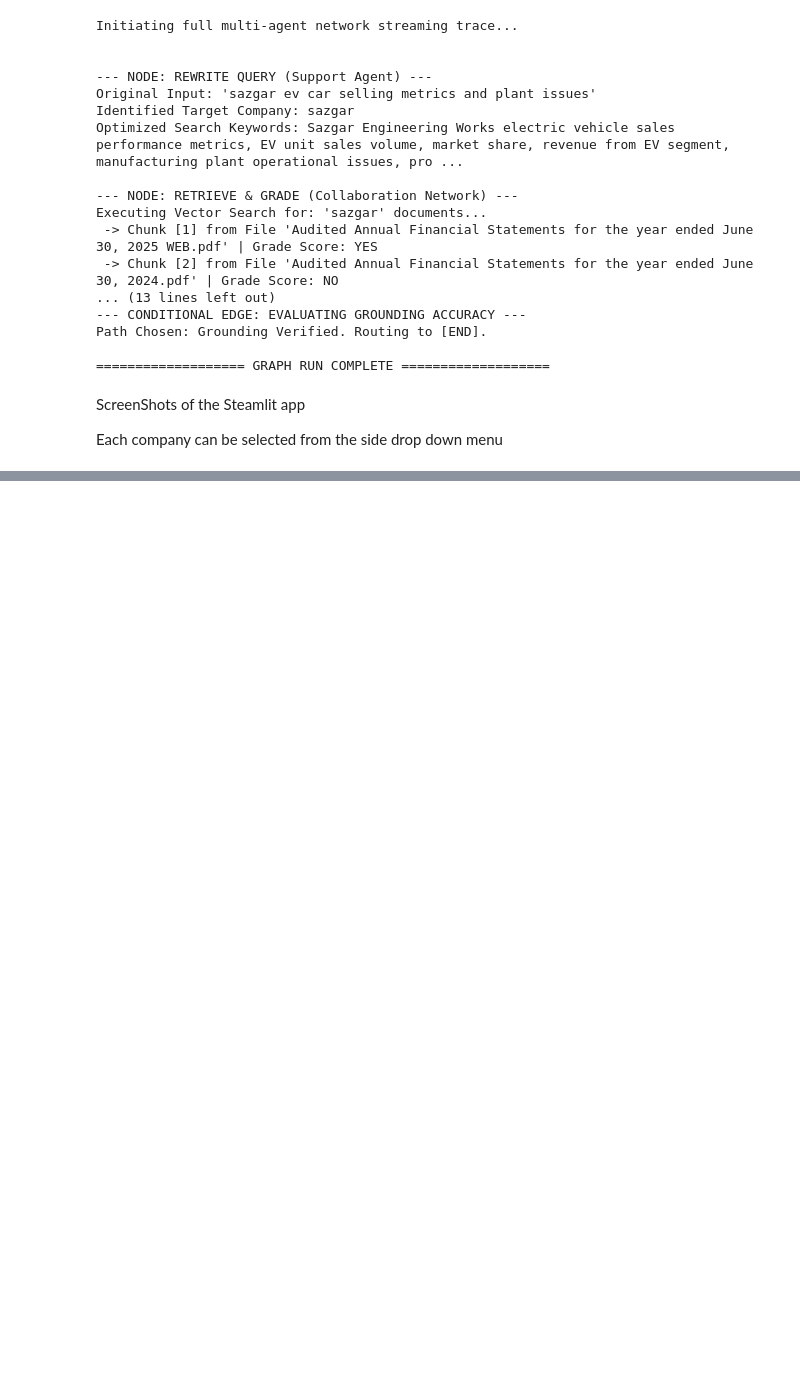
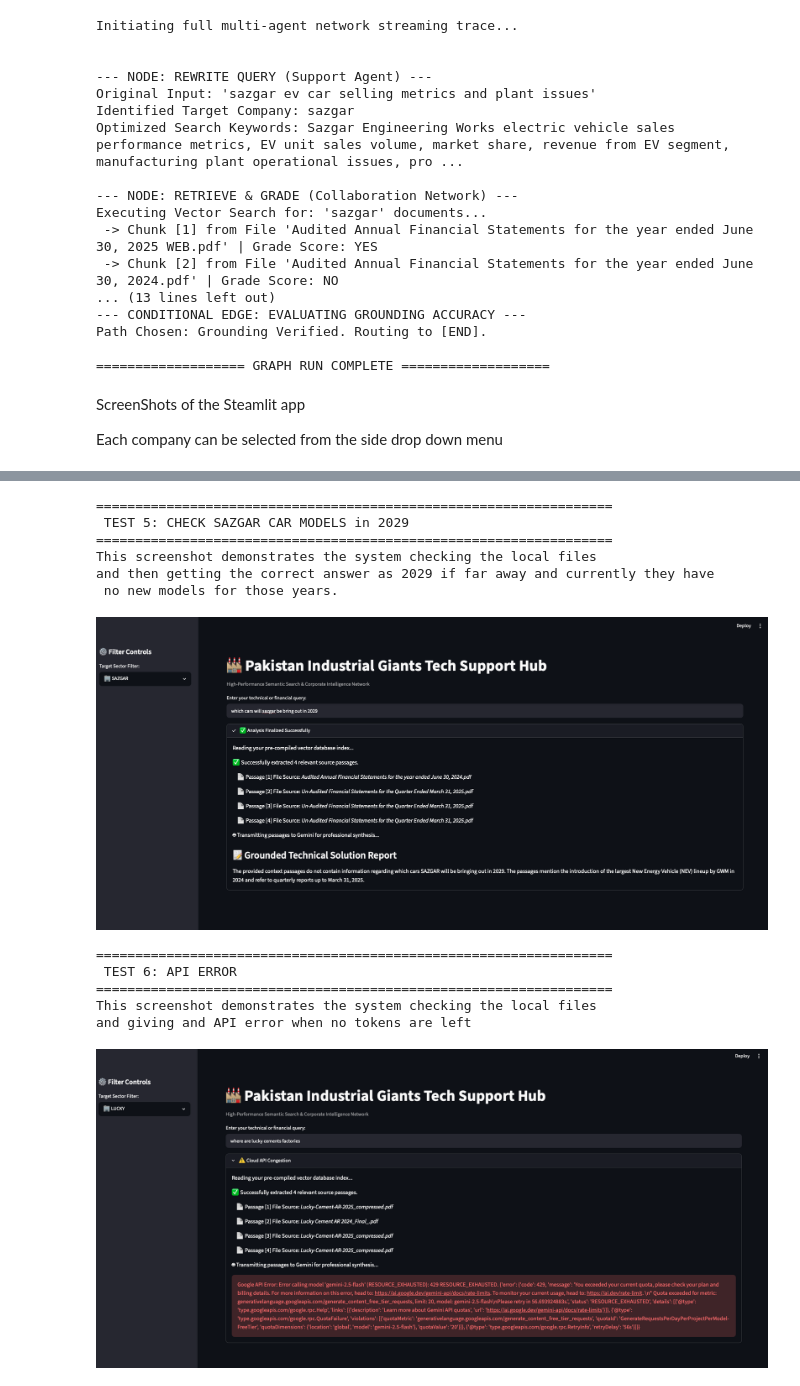
Before and after one commit to DaanishKhurshid/Agentic_Ai_assignment, a Jupyter notebook: agentic_ai_assignment.ipynb, the cells around one changed output, grey strips where cells are left out. Drawn from its saved outputs; the diff is of its cells as text; code cells hidden in the pictures; blank space fills up the shorter version.

```diff
--- a/agentic_ai_assignment.ipynb
+++ b/agentic_ai_assignment.ipynb
@@ -794,0 +858,31 @@ Each company can be selected from the side drop down menu
+# %%
+# Title and description for the fifth image
+print("==================================================================")
+print(" TEST 5: CHECK SAZGAR CAR MODELS in 2029")
+print("==================================================================")
+print("This screenshot demonstrates the system checking the local files")
+print("and then getting the correct answer as 2029 if far away and currently they have ")
+print(" no new models for those years.")
+display(Image(filename='Sazgar.png'))
+
+# Title and description for the sixth image
+print("==================================================================")
+print(" TEST 6: API ERROR")
+print("==================================================================")
+print("This screenshot demonstrates the system checking the local files")
+print("and giving and API error when no tokens are left ")
+display(Image(filename='API Error.png'))
+# %% [output]
+==================================================================
+ TEST 5: CHECK SAZGAR CAR MODELS in 2029
+==================================================================
+This screenshot demonstrates the system checking the local files
+and then getting the correct answer as 2029 if far away and currently they have
+ no new models for those years.
+[figure, added]
+==================================================================
+ TEST 6: API ERROR
+==================================================================
+This screenshot demonstrates the system checking the local files
+and giving and API error when no tokens are left
+[figure, added]
```
Also changed, not shown: parts of 1 cell of this notebook, 49 other files.
